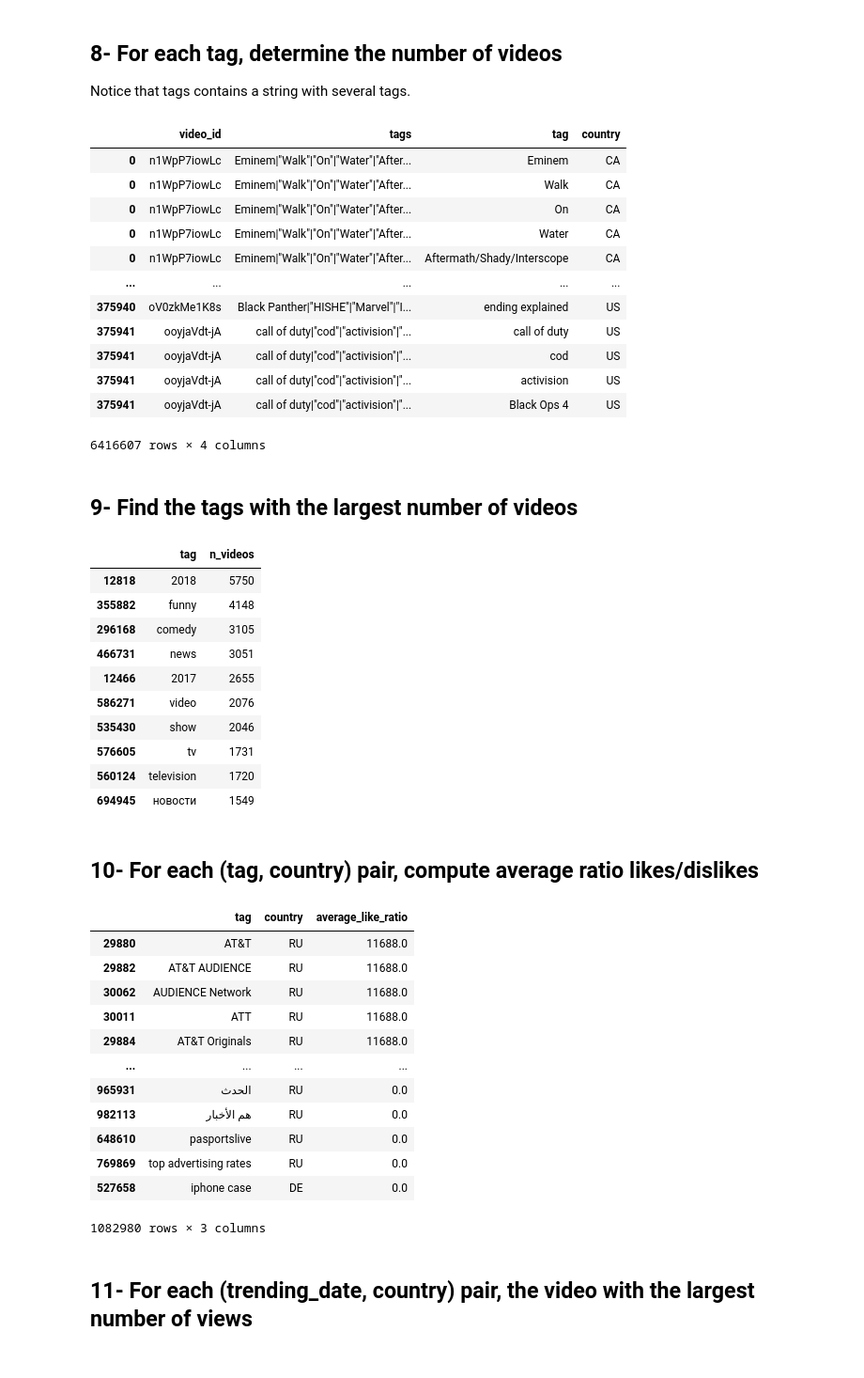
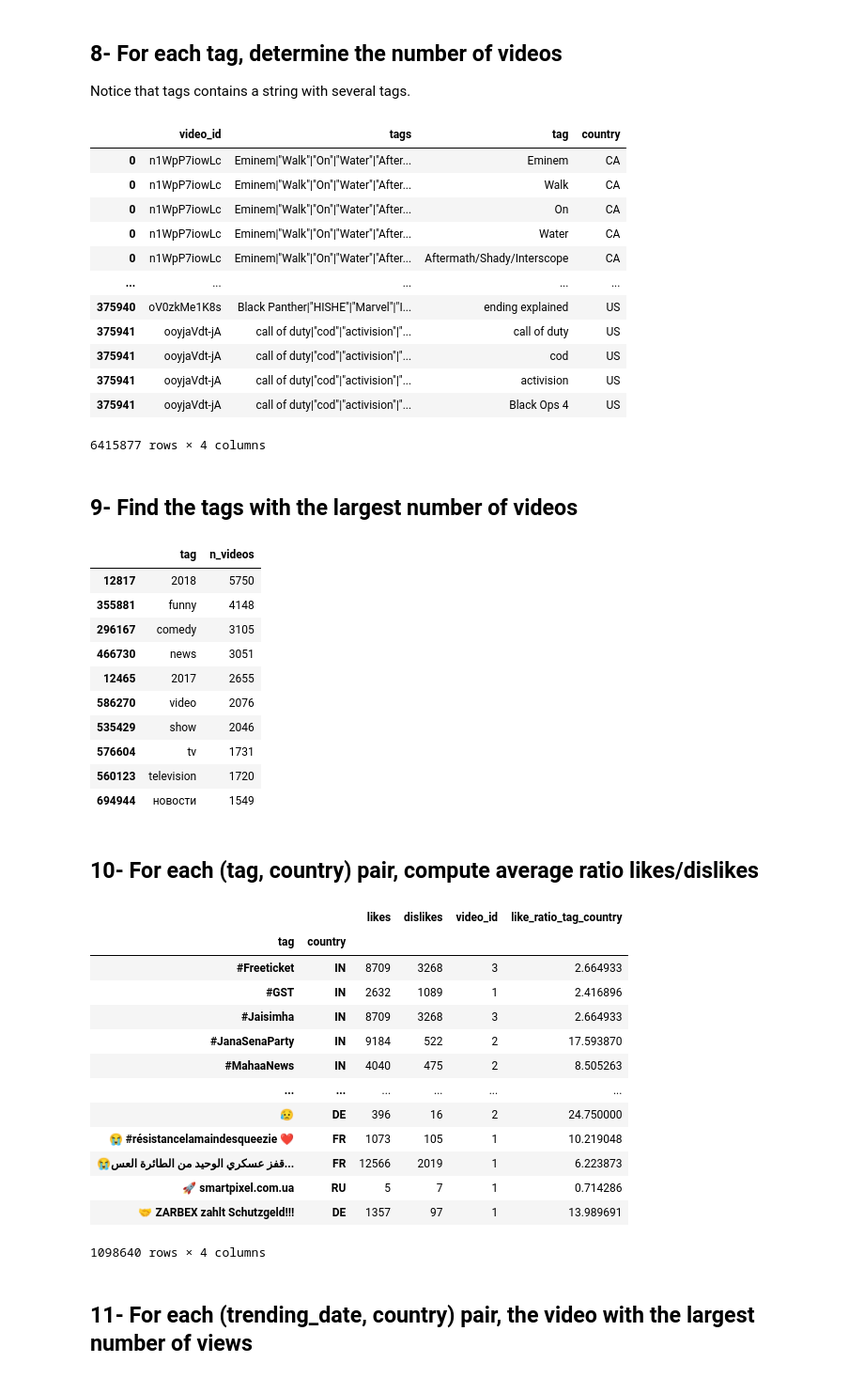
Before and after one commit to CS-Project-Data-Science-2025-2026/Youtube_Data_Project, a Jupyter notebook: ProjectFOCS.ipynb, the cells around one changed output. Shown at 94% size. Drawn from its saved outputs; the diff is of its cells as text; code cells hidden in the pictures.

```diff
--- a/try.ipynb
+++ b/ProjectFOCS.ipynb
@@ -395,7 +395,7 @@ df_tags_exploded["tag"] = (
     .str.replace('"','')
     .str.strip("|")
 )
-
+df_tags_exploded = df_tags_exploded[df_tags_exploded["tag"].notna() & (df_tags_exploded["tag"] != "")]
 # We no longer need the intermediate list column
 df_tags_exploded = df_tags_exploded.drop(columns=["tag_list"])
 
@@ -414,9 +414,7 @@ df_tags_exploded[["video_id", "tags", "tag", "country"]]
 | 375941 | ooyjaVdt-jA | call of duty|"cod"|"activision"|"... | cod | US |
 | 375941 | ooyjaVdt-jA | call of duty|"cod"|"activision"|"... | activision | US |
 | 375941 | ooyjaVdt-jA | call of duty|"cod"|"activision"|"... | Black Ops 4 | US |
-6416607 rows × 4 columns
+6415877 rows × 4 columns
-# %% [markdown]
-## 9- Find the tags with the largest number of videos
 # %%
 # Count how many *distinct* videos contain each tag
 videos_per_tag = (
@@ -424,53 +422,48 @@ videos_per_tag = (
     .nunique()                     # number of distinct videos per tag
     .reset_index(name="n_videos")
 )
+# %% [markdown]
+## 9- Find the tags with the largest number of videos
 # %%
 # Descending number of videos and display top 10
 top_tags = videos_per_tag.sort_values("n_videos", ascending=False)
 top_tags.head(10)
 # %% [output]
 |  | tag | n_videos |
-| 12818 | 2018 | 5750 |
-| 355882 | funny | 4148 |
-| 296168 | comedy | 3105 |
-| 466731 | news | 3051 |
-| 12466 | 2017 | 2655 |
-| 586271 | video | 2076 |
-| 535430 | show | 2046 |
-| 576605 | tv | 1731 |
-| 560124 | television | 1720 |
-| 694945 | новости | 1549 |
+| 12817 | 2018 | 5750 |
+| 355881 | funny | 4148 |
+| 296167 | comedy | 3105 |
+| 466730 | news | 3051 |
+| 12465 | 2017 | 2655 |
+| 586270 | video | 2076 |
+| 535429 | show | 2046 |
+| 576604 | tv | 1731 |
+| 560123 | television | 1720 |
+| 694944 | новости | 1549 |
 # %% [markdown]
 ## 10- For each (tag, country) pair, compute average ratio likes/dislikes
 # %%
-# Removes the videos which like ratio values is nan (using df_tags_exploded )
-valid_ratio_tags = df_tags_exploded.dropna(subset=['like_ratio'])
 
-
-# Group by tag and country, then calculate the MEAN of the like_ratio
-
-avg_like_ratio = valid_ratio_tags.groupby(['tag', 'country'])['like_ratio'].mean().reset_index()
-
-
-# Assign new name to like raito column and sort
-avg_like_ratio = avg_like_ratio.rename(columns={'like_ratio': 'average_like_ratio'})
-avg_like_ratio = avg_like_ratio.sort_values('average_like_ratio', ascending=False)
-# Display result
-avg_like_ratio
+df_sum_like_ratio = df_tags_exploded.groupby(["tag", "country"]).agg({"likes": "sum", "dislikes": "sum", "video_id": "count"})
+df_sum_like_ratio["like_ratio_tag_country"] = df_sum_like_ratio["likes"] / df_sum_like_ratio["dislikes"]
+df_sum_like_ratio["like_ratio_tag_country"] = df_sum_like_ratio["like_ratio_tag_country"].replace([np.inf], 0).fillna(0).dropna()
+df_sum_like_ratio.reset_index()
+df_sum_like_ratio
 # %% [output]
-|  | tag | country | average_like_ratio |
-| 29880 | AT&T | RU | 11688.0 |
-| 29882 | AT&T AUDIENCE | RU | 11688.0 |
-| 30062 | AUDIENCE Network | RU | 11688.0 |
-| 30011 | ATT | RU | 11688.0 |
-| 29884 | AT&T Originals | RU | 11688.0 |
-| ... | ... | ... | ... |
-| 965931 | الحدث | RU | 0.0 |
-| 982113 | هم الأخبار | RU | 0.0 |
-| 648610 | pasportslive | RU | 0.0 |
-| 769869 | top advertising rates | RU | 0.0 |
-| 527658 | iphone case | DE | 0.0 |
+|  |  | likes | dislikes | video_id | like_ratio_tag_country |
+| tag | country |  |  |  |  |
+| #Freeticket | IN | 8709 | 3268 | 3 | 2.664933 |
+| #GST | IN | 2632 | 1089 | 1 | 2.416896 |
+| #Jaisimha | IN | 8709 | 3268 | 3 | 2.664933 |
+| #JanaSenaParty | IN | 9184 | 522 | 2 | 17.593870 |
+| #MahaaNews | IN | 4040 | 475 | 2 | 8.505263 |
+| ... | ... | ... | ... | ... | ... |
+| 😥 | DE | 396 | 16 | 2 | 24.750000 |
+| 😭 #résistancelamaindesqueezie ❤️ | FR | 1073 | 105 | 1 | 10.219048 |
+| 😭قفز عسكري الوحيد من الطائرة العس... | FR | 12566 | 2019 | 1 | 6.223873 |
+| 🚀 smartpixel.com.ua | RU | 5 | 7 | 1 | 0.714286 |
+| 🤝 ZARBEX zahlt Schutzgeld!!! | DE | 1357 | 97 | 1 | 13.989691 |
-1082980 rows × 3 columns
+1098640 rows × 4 columns
 # %% [markdown]
 ## 11- For each (trending_date, country) pair, the video with the largest number of views
 # %%
```
Also changed, not shown: parts of 1 cell of this notebook, 1 other file.
